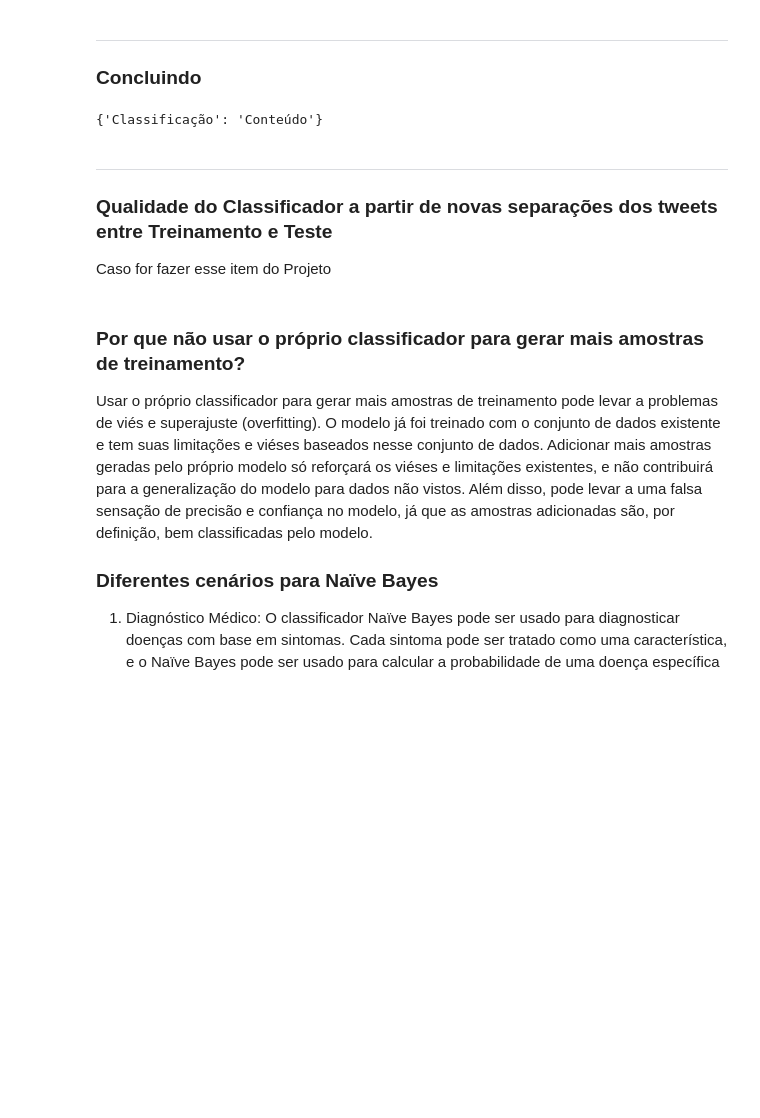
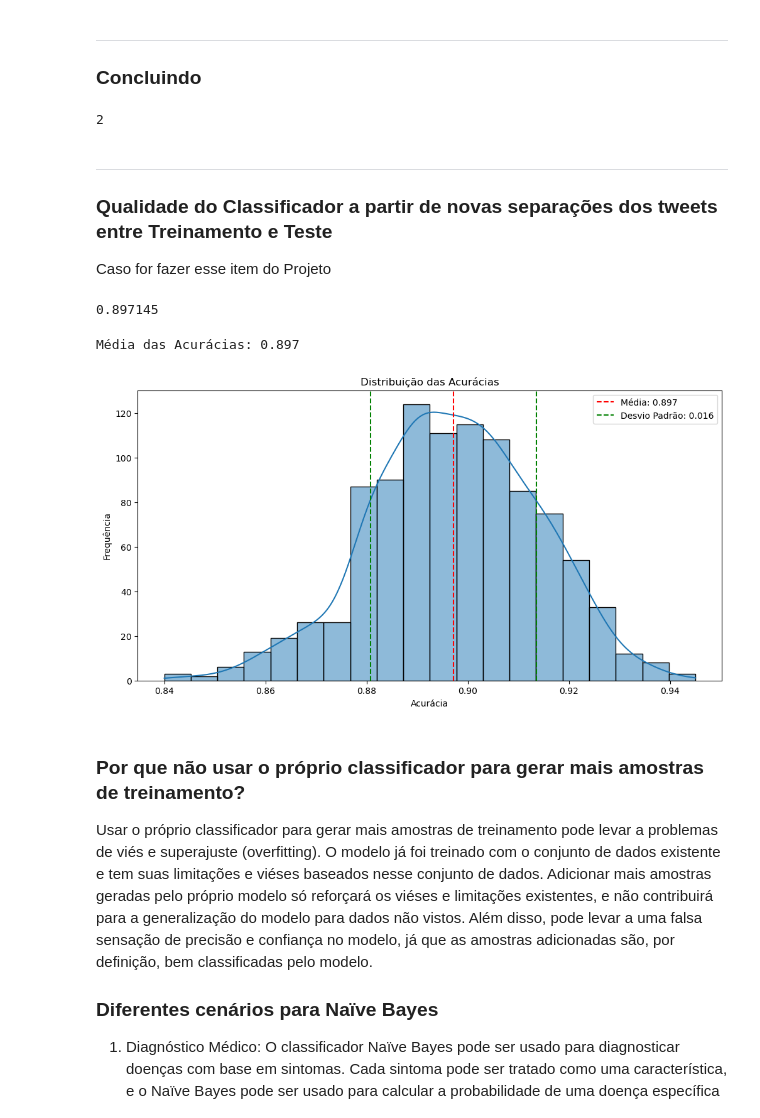
Before and after one commit to enzojunq/Projeto1_CDADOS, a Jupyter notebook: Projeto1 Template.ipynb, the cells around one changed output. Drawn from its saved outputs; the diff is of its cells as text; code cells hidden in the pictures; blank space fills up the shorter version.

```diff
--- a/Projeto1 Template.ipynb
+++ b/Projeto1 Template.ipynb
@@ -365,6 +365,10 @@ ___
 import numpy as np
 
 def classifica_frase(frase: str) -> dict:
+
+    # Limpar a frase
+    frase = limpa_texto(frase, stopwords)
+
     # Inicializar as probabilidades condicionais
     prob_cont = prob_kind = prob_edi = 1
 
@@ -374,6 +378,7 @@ def classifica_frase(frase: str) -> dict:
         prob_kind *= prob_kindle.get(palavra, (1 / (total_palavras_kindle + total_palavras_unicas)))
         prob_edi *= prob_edicao.get(palavra, (1 / (total_palavras_edicao + total_palavras_unicas)))
 
+
     # Multiplicar pelas probabilidades a priori
     prob_cont *= prob_priori_conteudo
     prob_kind *= prob_priori_kindle
@@ -381,21 +386,22 @@ def classifica_frase(frase: str) -> dict:
 
     # Encontrar a classe com a maior probabilidade
     probabilidades = np.array([prob_cont, prob_kind, prob_edi])
+
     classe_prevista = np.argmax(probabilidades) + 1
 
-    if classe_prevista == 1:
-        classe_prevista = 'Conteúdo'
-    elif classe_prevista == 2:
-        classe_prevista = 'Kindle'
-    else:
-        classe_prevista = 'Edição'
+    # if classe_prevista == 1:
+    #     classe_prevista = 'Conteúdo'
+    # elif classe_prevista == 2:
+    #     classe_prevista = 'Kindle'
+    # else:
+    #     classe_prevista = 'Edição'
 
-    return {'Classificação': classe_prevista}
+    return classe_prevista
 
 # Testar a função com uma frase exemplo
-classifica_frase('teste do livro')
+classifica_frase('kindle kindle kindle')
 # %% [output]
-{'Classificação': 'Conteúdo'}
+2
 # %% [markdown]
 ___
 ### Qualidade do Classificador a partir de novas separações dos tweets entre Treinamento e Teste
@@ -404,3 +414,50 @@ Caso for fazer esse item do Projeto
+# %%
+iteracoes = 1000
+acuracias = []
+
+for i in range(iteracoes):
+    certo = 0
+    teste_embaralhado = pd.concat([treino, teste])
+    teste_embaralhado = teste_embaralhado[['Mensagem','Target']]
+    teste_embaralhado = teste_embaralhado.sample(frac=1)
+    teste_embaralhado = teste_embaralhado[:200]
+
+    teste_embaralhado['Classificação'] = teste_embaralhado['Mensagem'].apply(classifica_frase)
+
+    for i, row in teste_embaralhado.iterrows():
+        if row["Target"] == row["Classificação"]:
+            certo += 1
+    acuracia = certo / len(teste_embaralhado)
+    acuracias.append(acuracia)
+
+media_acuracia = np.mean(acuracias)
+# %%
+media_acuracia
+# %% [output]
+0.897145
+# %%
+import matplotlib.pyplot as plt
+import seaborn as sns
+
+# Calculando a média e o desvio padrão das acurácias
+media_acuracia = np.mean(acuracias)
+print(f'Média das Acurácias: {media_acuracia:.3f}')
+desvio_padrao_acuracia = np.std(acuracias)
+
+# Criando o gráfico de distribuição
+plt.figure(figsize=(12, 6))
+sns.histplot(acuracias, kde=True, bins=20)
+plt.axvline(media_acuracia, color='r', linestyle='--', label=f'Média: {media_acuracia:.3f}')
+plt.axvline(media_acuracia + desvio_padrao_acuracia, color='g', linestyle='--', label=f'Desvio Padrão: {desvio_padrao_acuracia:.3f}')
+plt.axvline(media_acuracia - desvio_padrao_acuracia, color='g', linestyle='--')
+plt.title('Distribuição das Acurácias')
+plt.xlabel('Acurácia')
+plt.ylabel('Frequência')
+plt.legend()
+plt.show()
+# %% [output]
+Média das Acurácias: 0.897
+[figure, added]
 # %% [markdown]
 ### Por que não usar o próprio classificador para gerar mais amostras de treinamento?
 Usar o próprio classificador para gerar mais amostras de treinamento pode levar a problemas de viés e superajuste (overfitting). O modelo já foi treinado com o conjunto de dados existente e tem suas limitações e viéses baseados nesse conjunto de dados. Adicionar mais amostras geradas pelo próprio modelo só reforçará os viéses e limitações existentes, e não contribuirá para a generalização do modelo para dados não vistos. Além disso, pode levar a uma falsa sensação de precisão e confiança no modelo, já que as amostras adicionadas são, por definição, bem classificadas pelo modelo.
```
Also changed, not shown: parts of 1 cell of this notebook, 2 other files.
